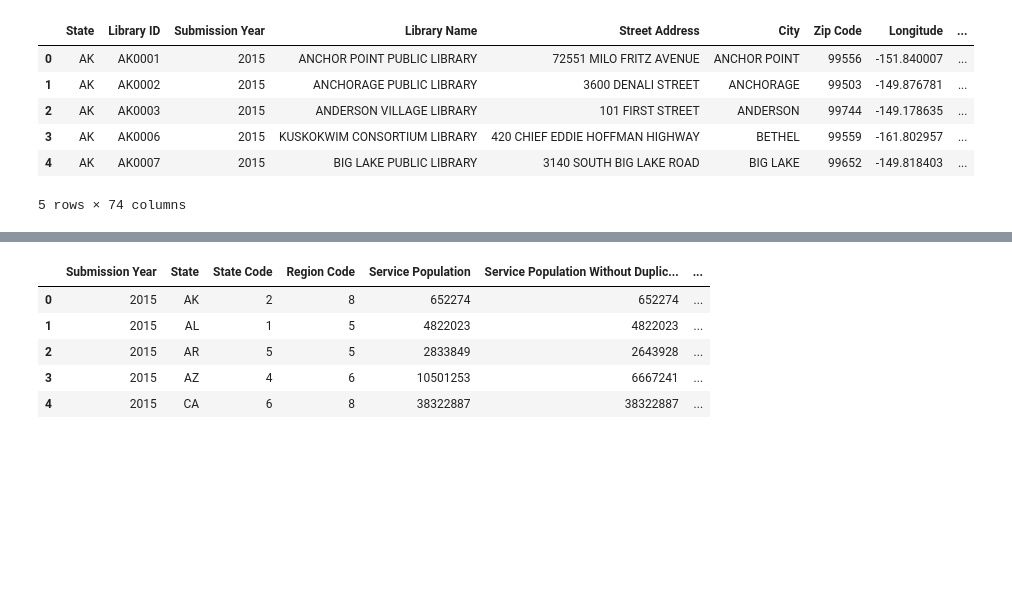
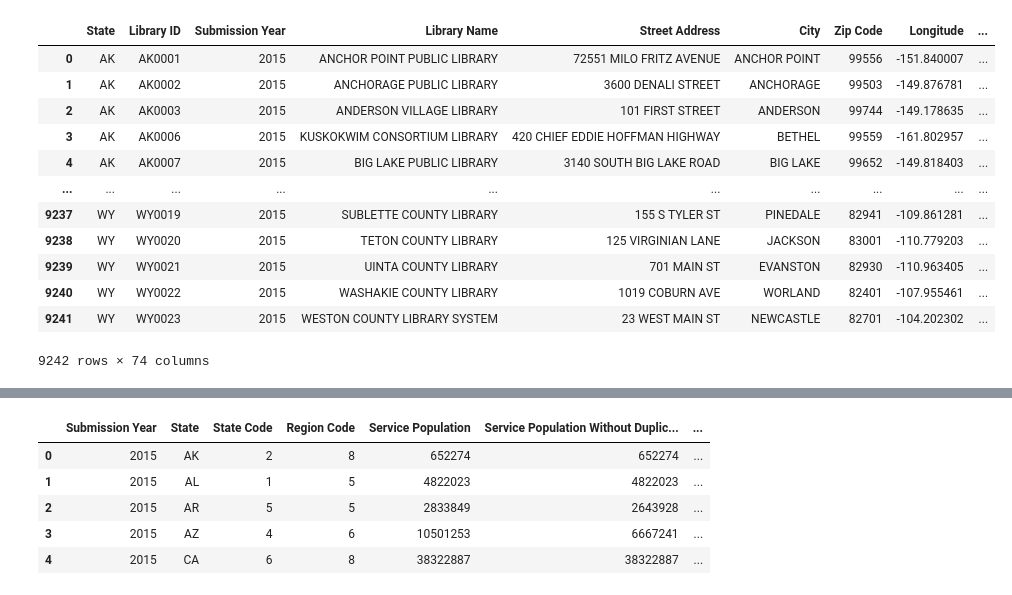
Before and after one commit to lauragabrielson/Libraries_Project, a Jupyter notebook: Libraries.ipynb, the cells around one changed output, grey strips where cells are left out. Saved outputs shown, nothing was run; the diff lists cells and outputs as text; code cells hidden in the pictures; blank space fills up the shorter version.

```diff
--- a/Libraries.ipynb
+++ b/Libraries.ipynb
@@ -10,12 +10,18 @@ state_path = "states.csv"
 libraries_data = pd.read_csv(libraries_path)
 state_data = pd.read_csv(state_path)
 # %%
-libraries_data.head()
+libraries_data
 # %% [output]
 |  | State | Library ID | Submission Year | Library Name | Street Address | City | Zip Code | Longitude | ... |
 | 0 | AK | AK0001 | 2015 | ANCHOR POINT PUBLIC LIBRARY | 72551 MILO FRITZ AVENUE | ANCHOR POINT | 99556 | -151.840007 | ... |
 | 1 | AK | AK0002 | 2015 | ANCHORAGE PUBLIC LIBRARY | 3600 DENALI STREET | ANCHORAGE | 99503 | -149.876781 | ... |
 | 2 | AK | AK0003 | 2015 | ANDERSON VILLAGE LIBRARY | 101 FIRST STREET | ANDERSON | 99744 | -149.178635 | ... |
 | 3 | AK | AK0006 | 2015 | KUSKOKWIM CONSORTIUM LIBRARY | 420 CHIEF EDDIE HOFFMAN HIGHWAY | BETHEL | 99559 | -161.802957 | ... |
 | 4 | AK | AK0007 | 2015 | BIG LAKE PUBLIC LIBRARY | 3140 SOUTH BIG LAKE ROAD | BIG LAKE | 99652 | -149.818403 | ... |
+| ... | ... | ... | ... | ... | ... | ... | ... | ... | ... |
+| 9237 | WY | WY0019 | 2015 | SUBLETTE COUNTY LIBRARY | 155 S TYLER ST | PINEDALE | 82941 | -109.861281 | ... |
+| 9238 | WY | WY0020 | 2015 | TETON COUNTY LIBRARY | 125 VIRGINIAN LANE | JACKSON | 83001 | -110.779203 | ... |
+| 9239 | WY | WY0021 | 2015 | UINTA COUNTY LIBRARY | 701 MAIN ST | EVANSTON | 82930 | -110.963405 | ... |
+| 9240 | WY | WY0022 | 2015 | WASHAKIE COUNTY LIBRARY | 1019 COBURN AVE | WORLAND | 82401 | -107.955461 | ... |
+| 9241 | WY | WY0023 | 2015 | WESTON COUNTY LIBRARY SYSTEM | 23 WEST MAIN ST | NEWCASTLE | 82701 | -104.202302 | ... |
-5 rows × 74 columns
+9242 rows × 74 columns
```
Also changed, not shown: parts of 11 cells of this notebook.
